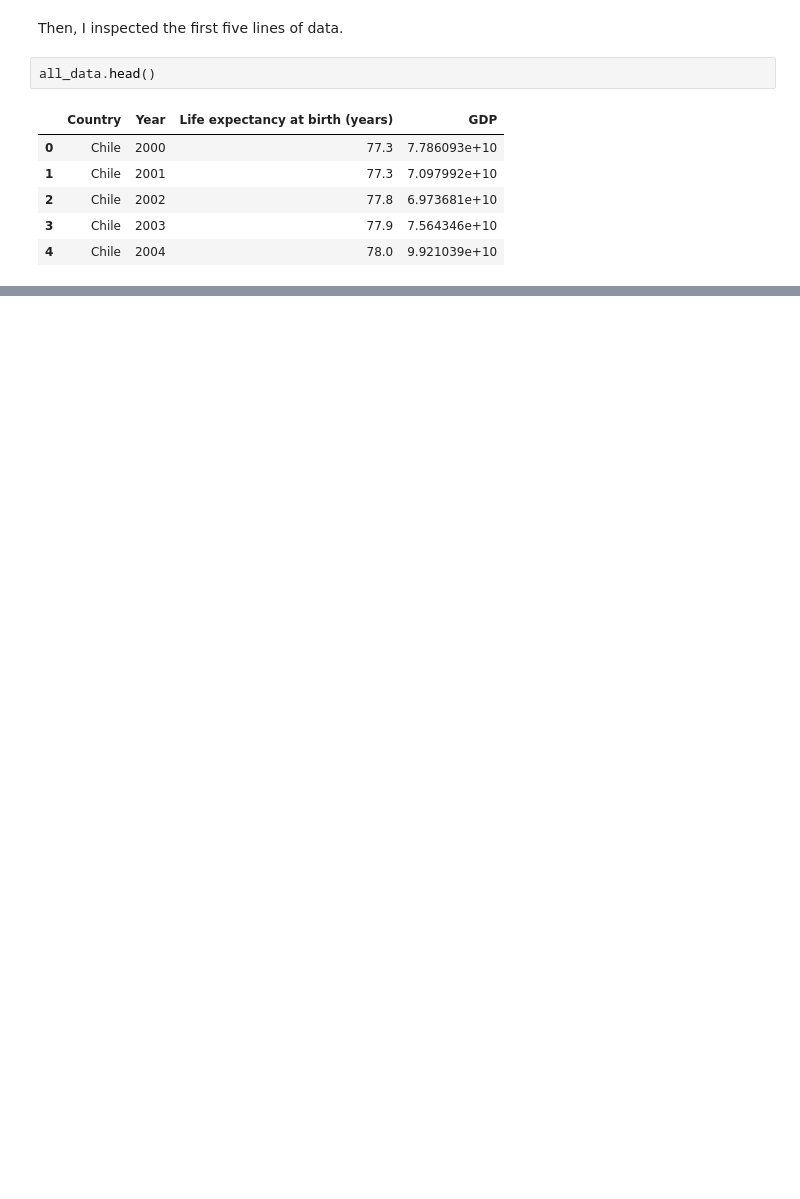
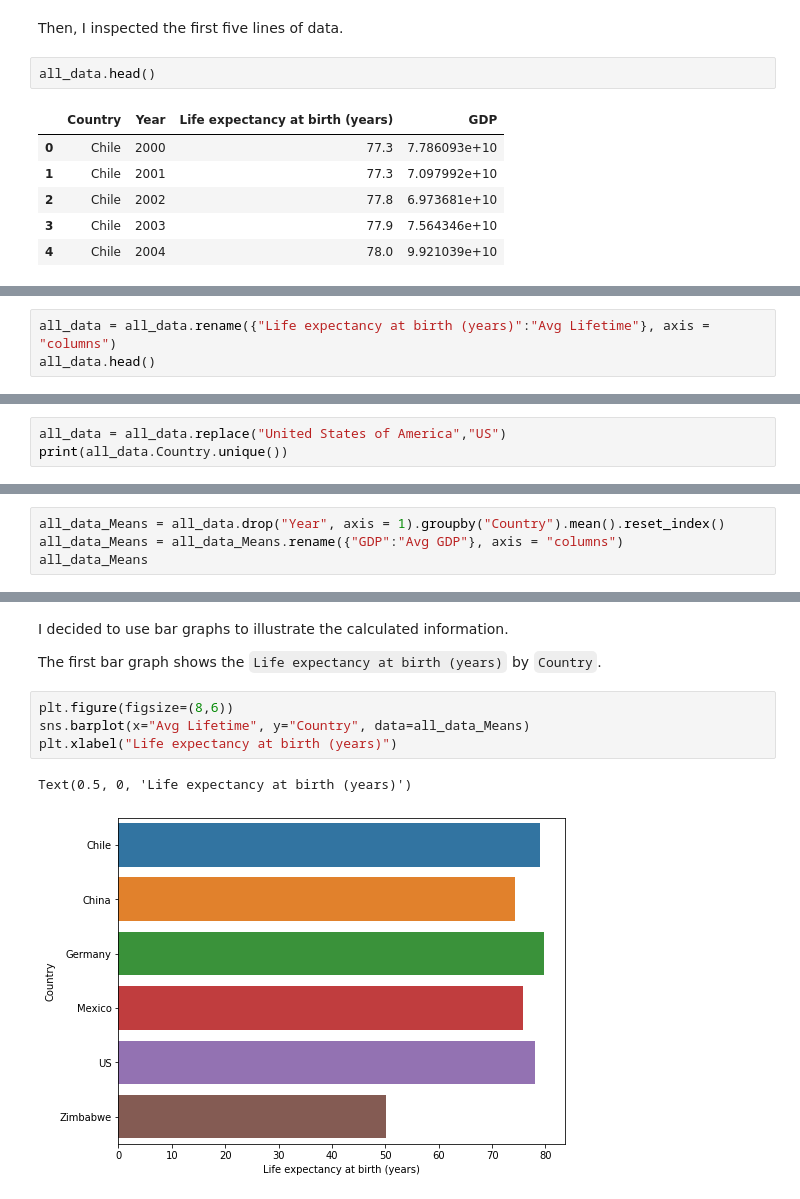
Before and after one commit to baker-jr-john/Life_Expectancy_and_GDP, a Jupyter notebook: life_expectancy_gdp.ipynb, the cells around one changed output, grey strips where cells are left out. Drawn from its saved outputs; the diff is of its cells as text; blank space fills up the shorter version.

Commit message:
Improved and added data explanations, and added bar graphs

```diff
--- a/life_expectancy_gdp.ipynb
+++ b/life_expectancy_gdp.ipynb
@@ -58,0 +66,3 @@ I started my analysis...
+# %%
+all_data = all_data.rename({"Life expectancy at birth (years)":"Avg Lifetime"}, axis = "columns")
+all_data.head()
@@ -58,0 +86,3 @@ I started my analysis...
+# %%
+all_data = all_data.replace("United States of America","US")
+print(all_data.Country.unique())
@@ -58,0 +100,4 @@ I started my analysis...
+# %%
+all_data_Means = all_data.drop("Year", axis = 1).groupby("Country").mean().reset_index()
+all_data_Means = all_data_Means.rename({"GDP":"Avg GDP"}, axis = "columns")
+all_data_Means
@@ -58,0 +112,11 @@ I started my analysis...
+# %% [markdown]
+I decided to use bar graphs to illustrate the calculated information.
+
+The first bar graph shows the `Life expectancy at birth (years)` by `Country`.
+# %%
+plt.figure(figsize=(8,6))
+sns.barplot(x="Avg Lifetime", y="Country", data=all_data_Means)
+plt.xlabel("Life expectancy at birth (years)")
+# %% [output]
+Text(0.5, 0, 'Life expectancy at birth (years)')
+[figure, added]
```
Also changed, not shown: parts of 29 cells of this notebook.
